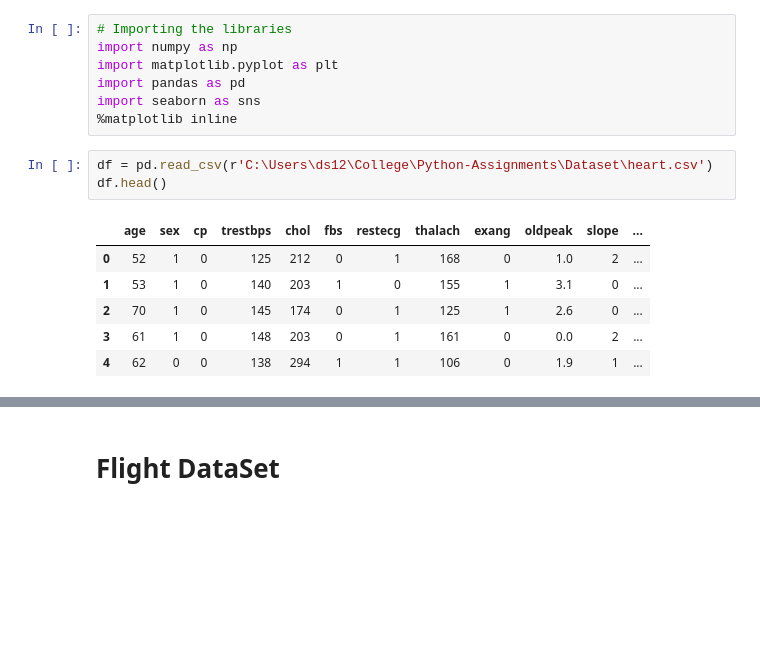
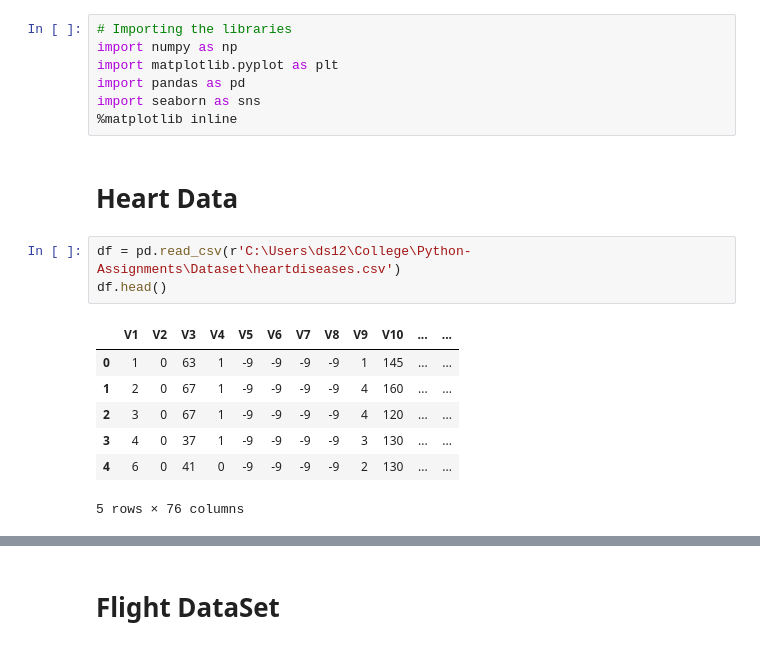
Before and after one commit to Harsh502s/Python-Assignments, a Jupyter notebook: Notebooks/Python Assignment 7 Data Processing.ipynb, the cells around one changed output, grey strips where cells are left out. Cells and saved outputs as stored; diff of their text form; blank space fills up the shorter version.

```diff
--- a/Notebooks/Python Assignment 7 Data Processing.ipynb
+++ b/Notebooks/Python Assignment 7 Data Processing.ipynb
@@ -5,16 +5,19 @@ import matplotlib.pyplot as plt
 import pandas as pd
 import seaborn as sns
 %matplotlib inline
+# %% [markdown]
+# Heart Data
 # %%
-df = pd.read_csv(r'C:\Users\ds12\College\Python-Assignments\Dataset\heart.csv')
+df = pd.read_csv(r'C:\Users\ds12\College\Python-Assignments\Dataset\heartdiseases.csv')
 df.head()
 # %% [output]
-|  | age | sex | cp | trestbps | chol | fbs | restecg | thalach | exang | oldpeak | slope | ... |
-| 0 | 52 | 1 | 0 | 125 | 212 | 0 | 1 | 168 | 0 | 1.0 | 2 | ... |
-| 1 | 53 | 1 | 0 | 140 | 203 | 1 | 0 | 155 | 1 | 3.1 | 0 | ... |
-| 2 | 70 | 1 | 0 | 145 | 174 | 0 | 1 | 125 | 1 | 2.6 | 0 | ... |
-| 3 | 61 | 1 | 0 | 148 | 203 | 0 | 1 | 161 | 0 | 0.0 | 2 | ... |
-| 4 | 62 | 0 | 0 | 138 | 294 | 1 | 1 | 106 | 0 | 1.9 | 1 | ... |
+|  | V1 | V2 | V3 | V4 | V5 | V6 | V7 | V8 | V9 | V10 | ... | ... |
+| 0 | 1 | 0 | 63 | 1 | -9 | -9 | -9 | -9 | 1 | 145 | ... | ... |
+| 1 | 2 | 0 | 67 | 1 | -9 | -9 | -9 | -9 | 4 | 160 | ... | ... |
+| 2 | 3 | 0 | 67 | 1 | -9 | -9 | -9 | -9 | 4 | 120 | ... | ... |
+| 3 | 4 | 0 | 37 | 1 | -9 | -9 | -9 | -9 | 3 | 130 | ... | ... |
+| 4 | 6 | 0 | 41 | 0 | -9 | -9 | -9 | -9 | 2 | 130 | ... | ... |
+5 rows × 76 columns
 # %%
 df.describe()
 # %% [output]
```
Also changed, not shown: parts of 6 cells of this notebook, 6 other files.
